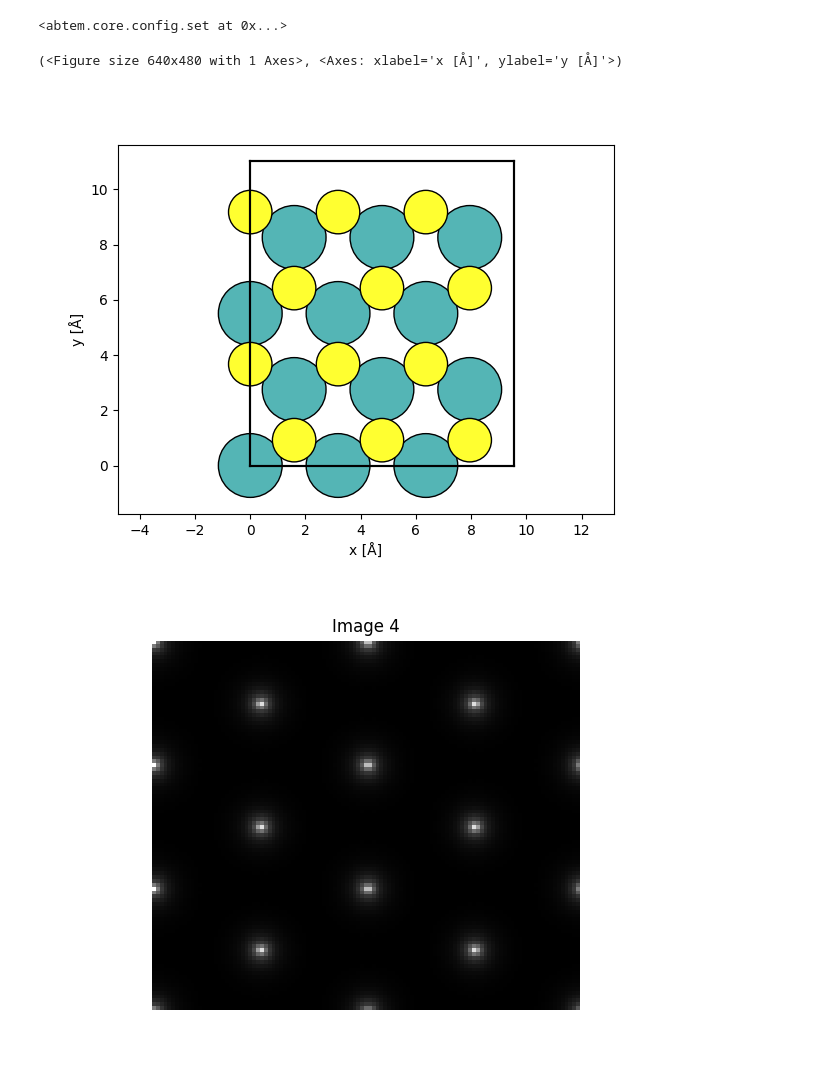
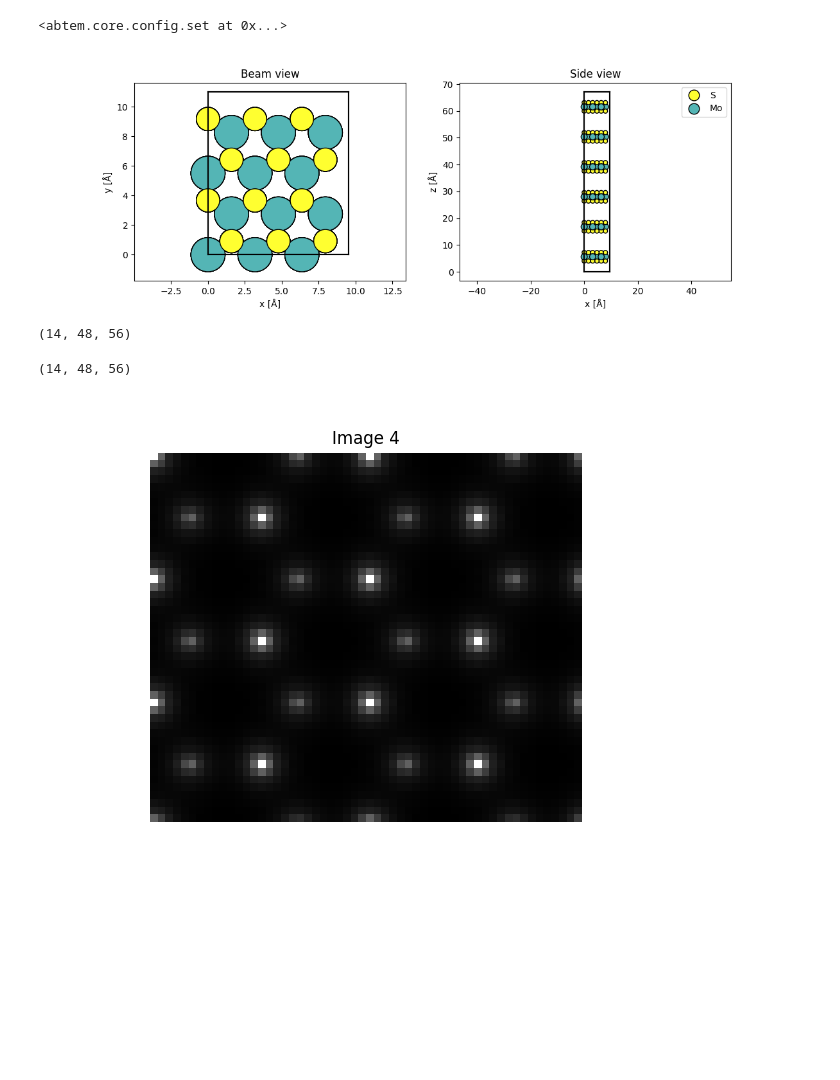
Before and after one commit to METSA-DIADEM/jax-ptychography, a Jupyter notebook: jax_multislice.ipynb, the cells around one changed output. Cells and saved outputs as stored; diff of their text form; code cells hidden in the pictures; blank space fills up the shorter version.

```diff
--- a/jax_multislice.ipynb
+++ b/jax_multislice.ipynb
@@ -20,20 +20,22 @@ abtem.config.set({"device": "cpu"})
 # %% [output]
 <abtem.core.config.set at 0x...>
 # %%
-atoms = ase.build.mx2(vacuum=2)
-
+atoms = ase.build.mx2(vacuum=4)
 atoms = abtem.orthogonalize_cell(atoms)
-
-atoms *= (3, 2, 1)
-
-abtem.show_atoms(atoms)
+atoms *= (3, 2, 6)
+fig, (ax1, ax2) = plt.subplots(1, 2, figsize=(12, 4))
+abtem.show_atoms(atoms, ax=ax1, title="Beam view", merge=False)
+abtem.show_atoms(atoms, ax=ax2, plane="xz", title="Side view", legend=True);
 # %% [output]
-(<Figure size 640x480 with 1 Axes>, <Axes: xlabel='x [Å]', ylabel='y [Å]'>)
-[figure, old version]
+[figure, new version]
 # %%
-potential = abtem.Potential(atoms, sampling=0.1)
+potential = abtem.Potential(atoms, sampling=0.2, slice_thickness=5.0, projection='infinite')
+
+print(potential.shape)
+# %% [output]
+(14, 48, 56)
 # %%
-potential.shape
+print(potential.shape)
 potential_ = potential.to_images()
 img = potential_.array[4]
 
@@ -44,7 +46,8 @@ plt.axis('off')
 
 plt.show()
 # %% [output]
+(14, 48, 56)
-[figure, old version]
+[figure, new version]
 # %%
 energy = 80e3
 probe = abtem.Probe(energy=energy, semiangle_cutoff=40)
```
Also changed, not shown: parts of 10 cells of this notebook, 2 other files.
